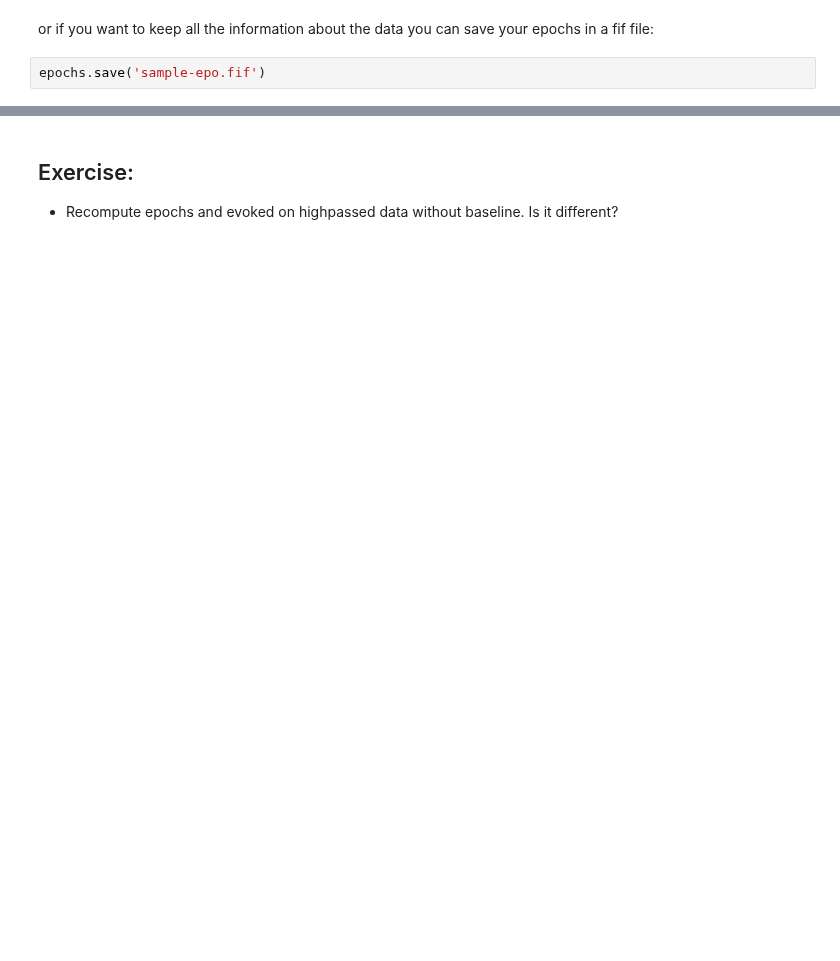
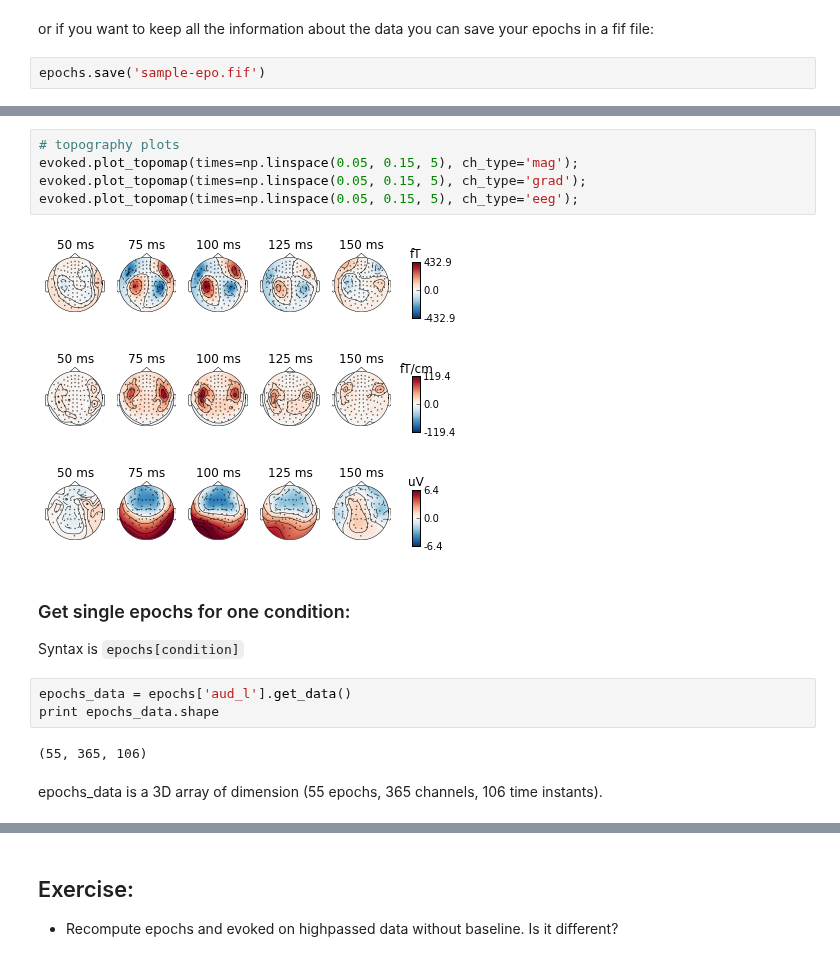
Before and after one commit to mne-tools/mne-python-notebooks, a Jupyter notebook: 1-MNE_from_raw_to_epochs_evoked.ipynb, the cells around one changed output, grey strips where cells are left out. Drawn from its saved outputs; the diff is of its cells as text; blank space fills up the shorter version.

```diff
--- a/1-MNE_from_raw_to_epochs_evoked.ipynb
+++ b/1-MNE_from_raw_to_epochs_evoked.ipynb
@@ -311,0 +299,20 @@ Compute evoked responses for auditory responses by averaging and plot it:
+# %%
+# topography plots
+evoked.plot_topomap(times=np.linspace(0.05, 0.15, 5), ch_type='mag');
+evoked.plot_topomap(times=np.linspace(0.05, 0.15, 5), ch_type='grad');
+evoked.plot_topomap(times=np.linspace(0.05, 0.15, 5), ch_type='eeg');
+# %% [output]
+[figure, added]
+[figure, added]
+[figure, added]
+# %% [markdown]
+### Get single epochs for one condition:
+
+Syntax is `epochs[condition]`
+# %%
+epochs_data = epochs['aud_l'].get_data()
+print epochs_data.shape
+# %% [output]
+(55, 365, 106)
+# %% [markdown]
+epochs_data is a 3D array of dimension (55 epochs, 365 channels, 106 time instants).
```
Also changed, not shown: parts of 38 cells of this notebook.
